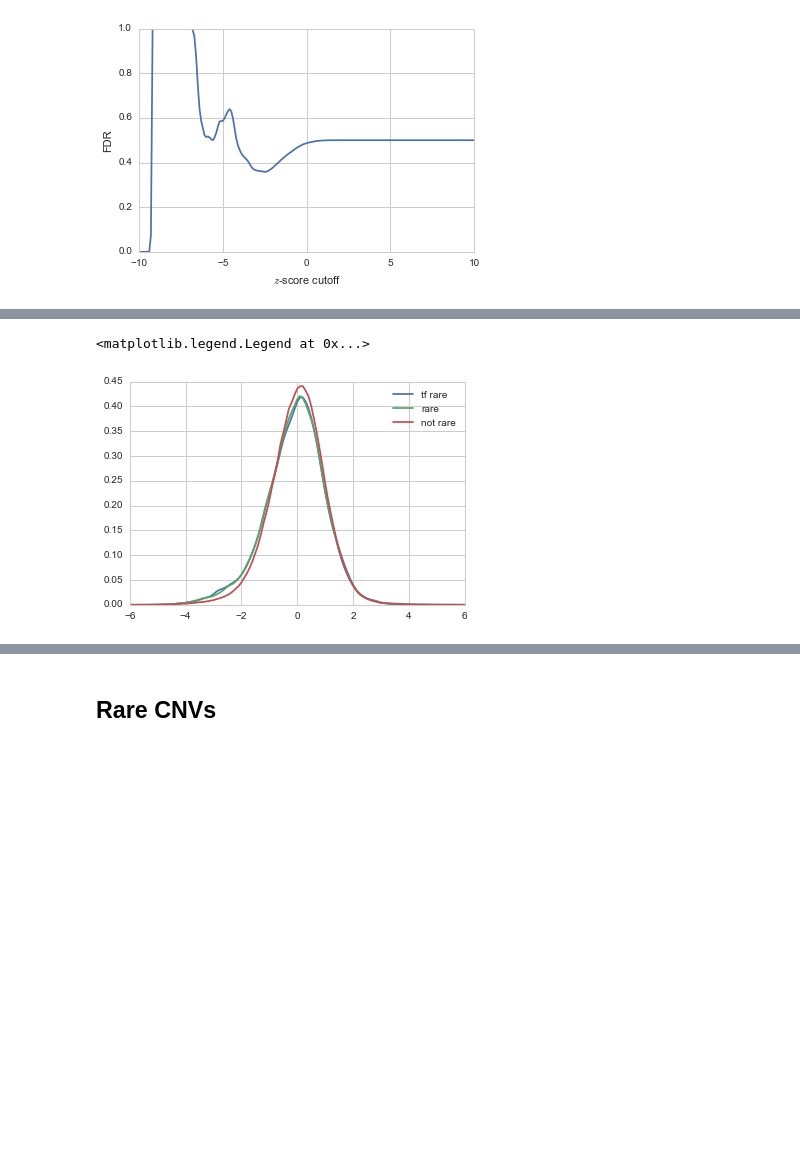
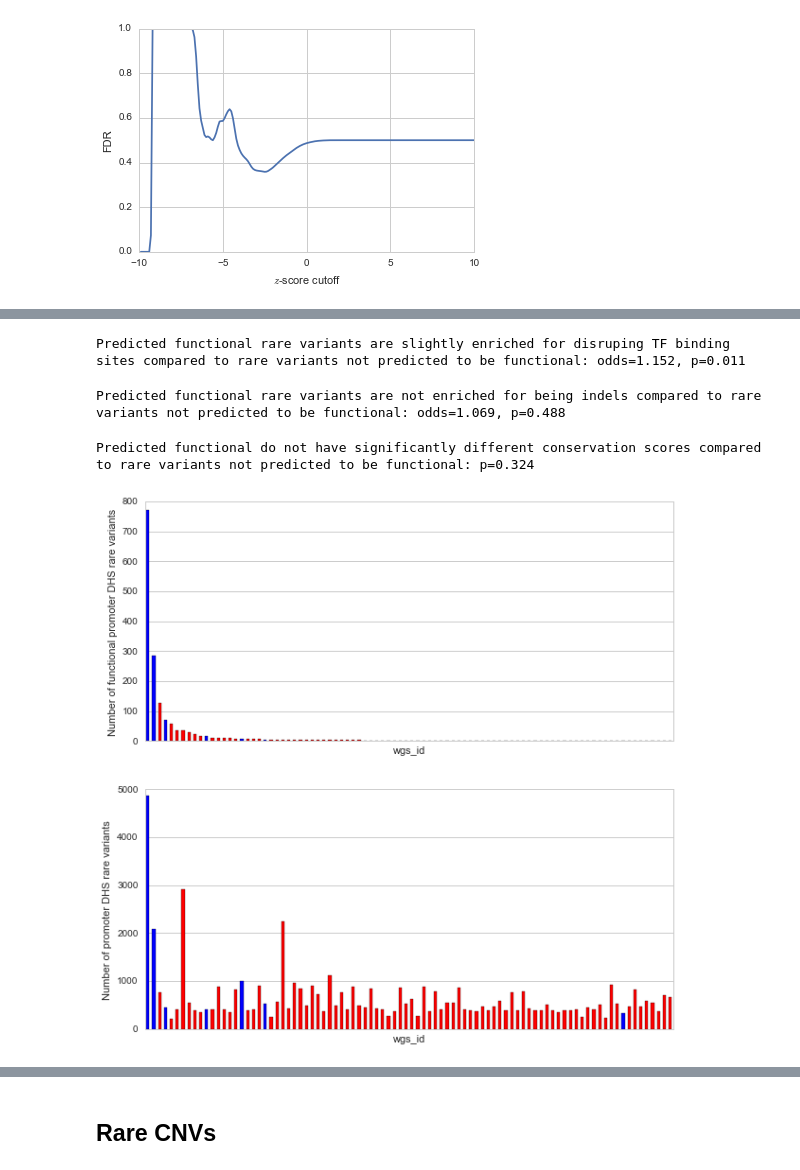
Before and after one commit to frazer-lab/cardips-ipsc-eqtl, a Jupyter notebook: notebooks/Rare Variant Analysis.ipynb, the cells around one changed output, grey strips where cells are left out. Cells and saved outputs as stored; diff of their text form; code cells hidden in the pictures; blank space fills up the shorter version.

```diff
--- a/notebooks/Rare Variant Analysis.ipynb
+++ b/notebooks/Rare Variant Analysis.ipynb
@@ -40,7 +40,7 @@ dy_name = 'rare_variant_analysis'
 
 import socket
 if socket.gethostname() == 'fl-hn1' or socket.gethostname() == 'fl-hn2':
-    dy = os.path.join(ciepy.root, 'sandbox', dy_name)
+    dy = os.path.join(ciepy.root, 'sandbox', 'tmp', dy_name)
     cpy.makedir(dy)
     pbt.set_tempdir(dy)
 
@@ -126,8 +137,8 @@ for k in ['zscore', 'sample', 'position', 'ase_pval']:
     not_rare[k] = []
 
 for i,ind in enumerate(rare_vars.index):
-    if i % 1000 == 0:
-        print(i)
+#     if i % 1000 == 0:
+#         print(i)
     se = rare_var_genotypes_f.ix[ind]
     rare_samples = se[se != 0].index
     not_rare_samples = se[se == 0].index
@@ -271,7 +261,9 @@ plt.xlabel('$z$-score cutoff');
 # %% [output]
 [figure]
 # %%
-m = se[se > 0.2].min()
-i = se[se == m].index[0]
+m = fdr[fdr > 0.2].min()
+i = fdr[fdr == m].index[0]
+fnc_rare_vars = rare_info[rare_info.zscore <= i]
 print('The minimum FDR occurs at z={} and is {:.1f}%.'.format(i, m * 100))
+print('{:,} of {:,} rare variants have z < {}'.format(fnc_rare_vars.shape[0], rare_info.shape[0], i))
 # %% [output]
@@ -329,18 +272,50 @@ plt.legend()
-# %%
-xs = np.arange(-6, 6.1, 0.1)
-density = scipy.stats.gaussian_kde(tf_rare)
-y_tf_rare = density(xs)
-density = scipy.stats.gaussian_kde(rare)
-y_rare = density(xs)
-density = scipy.stats.gaussian_kde(not_rare)
-y_not_rare = density(xs)
-y_tf_rare = pd.Series(y_tf_rare, index=xs)
-y_rare = pd.Series(y_rare, index=xs)
-y_not_rare = pd.Series(y_not_rare, index=xs)
-y_tf_rare.plot(label='tf rare')
-y_rare.plot(label='rare')
-y_not_rare.plot(label='not rare')
-plt.legend()
-# %% [output]
-<matplotlib.legend.Legend at 0x...>
-[figure, removed]
+# %%
+frd = fnc_rare_vars.tf_disrupt.sum()
+frnd = fnc_rare_vars.shape[0] - frd
+rd = rare_info.drop(fnc_rare_vars.index).tf_disrupt.sum()
+rnd = rare_info.drop(fnc_rare_vars.index).shape[0] - rd
+odds, p = stats.fisher_exact([[frd, frnd], [rd, rnd]])
+print('Predicted functional rare variants are slightly enriched for '
+      'disruping TF binding sites compared to rare variants not predicted '
+      'to be functional: odds={:.3f}, p={:.3f}'.format(odds, p))
+# %% [output]
+Predicted functional rare variants are slightly enriched for disruping TF binding sites compared to rare variants not predicted to be functional: odds=1.152, p=0.011
+# %%
+frid = rare_vars.ix[fnc_rare_vars.position, 'indel'].value_counts()[True]
+frnid = rare_vars.ix[fnc_rare_vars.position, 'indel'].value_counts()[False]
+rid = rare_vars.ix[rare_info.drop(fnc_rare_vars.index).position, 'indel'].value_counts()[True]
+rnid = rare_vars.ix[rare_info.drop(fnc_rare_vars.index).position, 'indel'].value_counts()[False]
+odds, p = stats.fisher_exact([[frid, frnid], [rid, rnid]])
+print('Predicted functional rare variants are not enriched for '
+      'being indels compared to rare variants not predicted '
+      'to be functional: odds={:.3f}, p={:.3f}'.format(odds, p))
+# %% [output]
+Predicted functional rare variants are not enriched for being indels compared to rare variants not predicted to be functional: odds=1.069, p=0.488
+# %%
+s,p = stats.mannwhitneyu(rare_vars.ix[fnc_rare_vars.position, 'conservation'],
+                         rare_vars.ix[rare_info.drop(fnc_rare_vars.index).position, 'conservation'])
+print('Predicted functional do not have significantly different '
+      'conservation scores compared to rare variants not predicted '
+      'to be functional: p={:.3f}'.format(p))
+# %% [output]
+Predicted functional do not have significantly different conservation scores compared to rare variants not predicted to be functional: p=0.324
+# %%
+wgs_info = wgs_meta.join(fnc_rare_vars['sample'].value_counts()).dropna()
+wgs_info.columns = ['cell', 'subject_id', 'num_fnc_rare_vars']
+wgs_info = wgs_info.join(rare_info['sample'].value_counts()).dropna()
+wgs_info.columns = ['cell', 'subject_id', 'num_fnc_rare_vars', 'num_rare_vars']
+wgs_info = wgs_info.sort_values(by='num_fnc_rare_vars', ascending=False)
+wgs_info = wgs_info.merge(subject_meta, left_on='subject_id', right_index=True)
+fig, axs = plt.subplots(2, 1, figsize=(10, 10))
+ax = axs[0]
+ax= wgs_info.num_fnc_rare_vars.plot(kind='bar', ax=ax,
+                                    color=[{'Fibroblast':'blue', 'Blood':'red'}[x] for x in wgs_info.cell])
+ax.set_ylabel('Number of functional promoter DHS rare variants');
+ax.set_xticks([])
+ax = axs[1]
+ax= wgs_info.num_rare_vars.plot(kind='bar', ax=ax,
+                                color=[{'Fibroblast':'blue', 'Blood':'red'}[x] for x in wgs_info.cell])
+ax.set_ylabel('Number of promoter DHS rare variants');
+ax.set_xticks([]);
+# %% [output]
+[figure, added]
```
Also changed, not shown: parts of 22 cells of this notebook, 4 other files.
